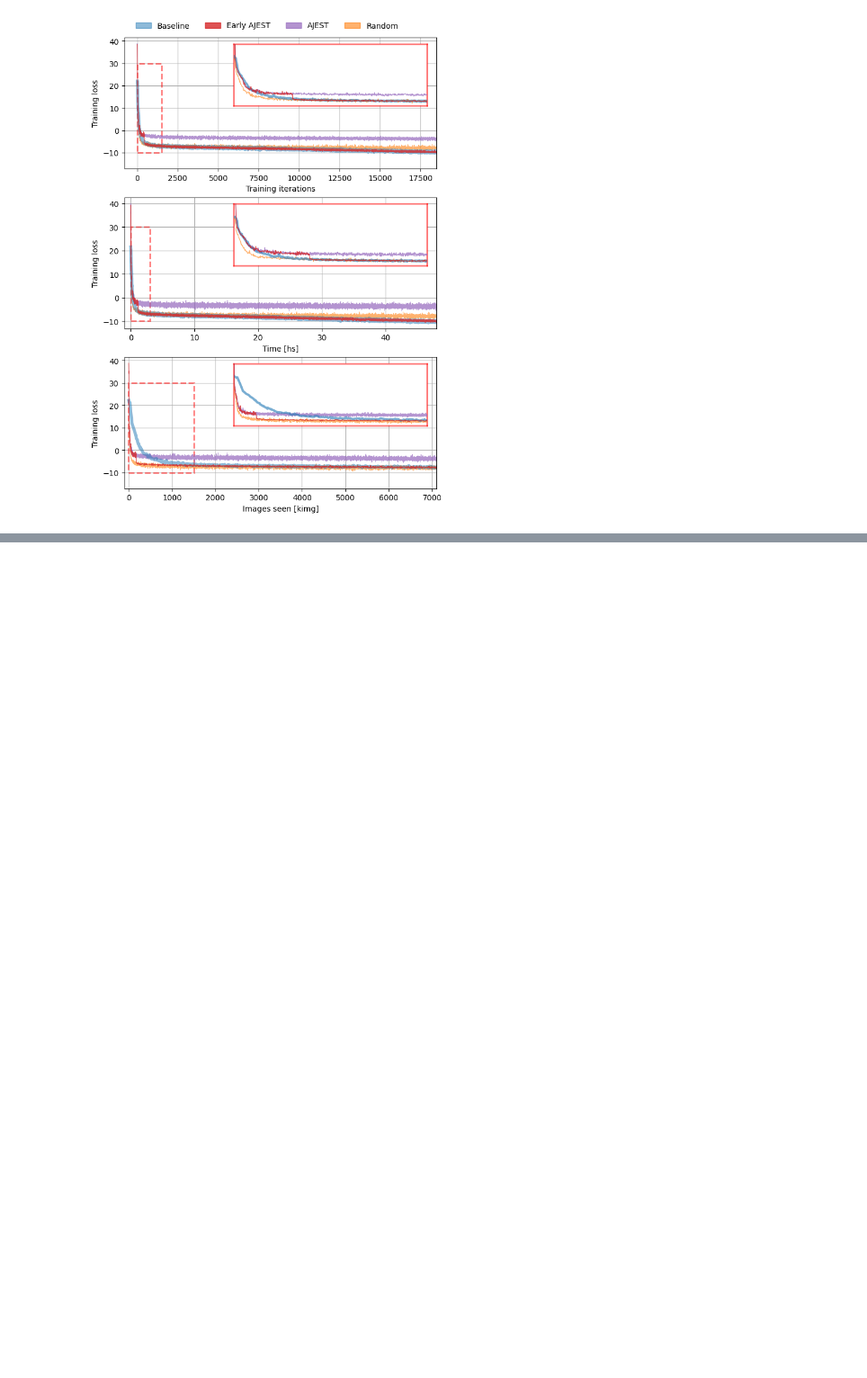
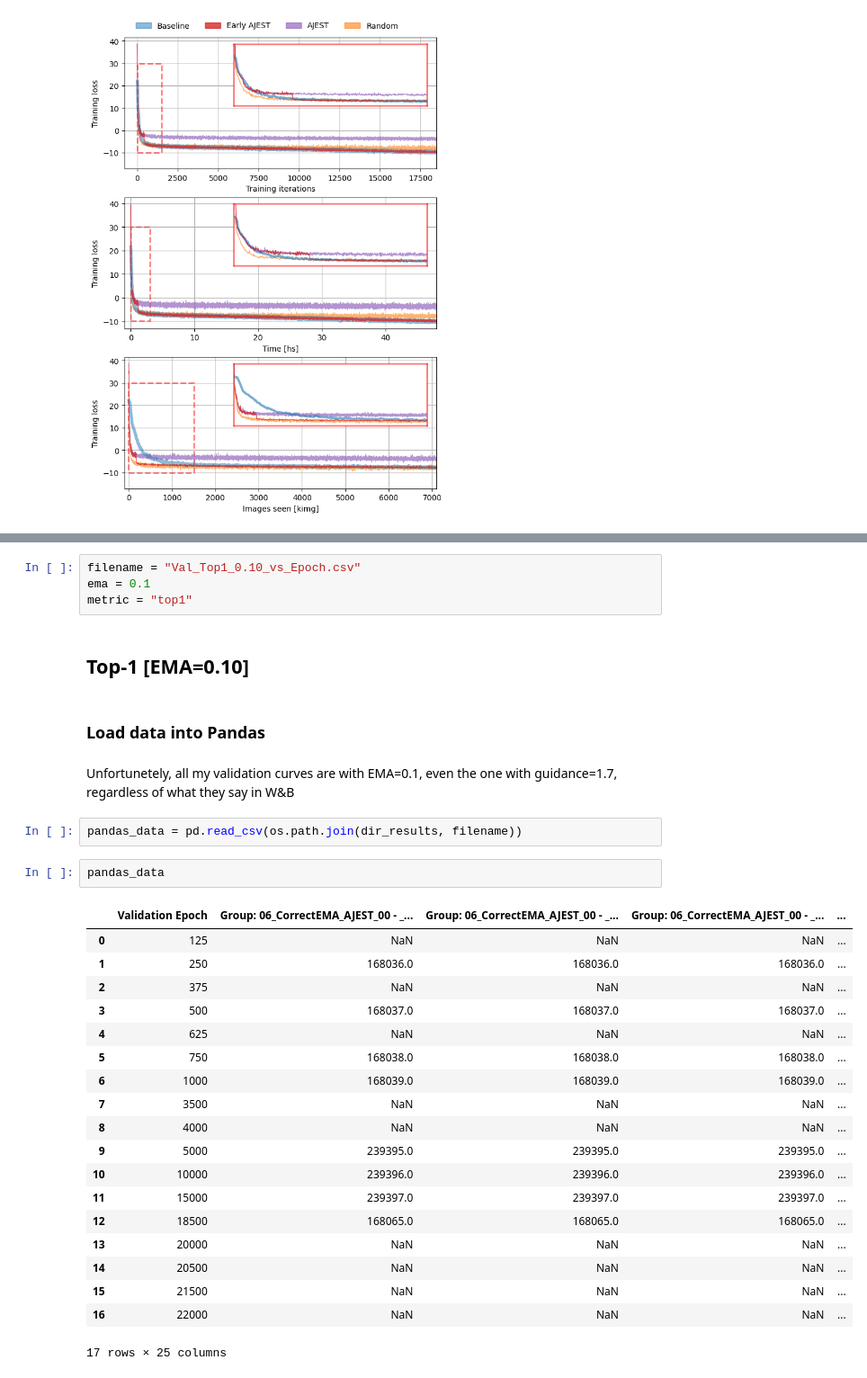
Before and after one commit to 0xInfty/Autoguided, a Jupyter notebook: Images/analysis/LossCurves.ipynb, the cells around one changed output, grey strips where cells are left out. Shown at 90% size. Saved outputs shown, nothing was run; the diff lists cells and outputs as text; blank space fills up the shorter version.

```diff
--- a/Images/analysis/LossCurves.ipynb
+++ b/Images/analysis/LossCurves.ipynb
@@ -327,0 +444,34 @@ array([6.4, 4.8])
+# %%
+filename = "Val_Top1_0.10_vs_Epoch.csv"
+ema = 0.1
+metric = "top1"
+# %% [markdown]
+## Top-1 [EMA=0.10]
+# %% [markdown]
+### Load data into Pandas
+# %% [markdown]
+Unfortunetely, all my validation curves are with EMA=0.1, even the one with guidance=1.7, regardless of what they say in W&B
+# %%
+pandas_data = pd.read_csv(os.path.join(dir_results, filename))
+# %%
+pandas_data
+# %% [output]
+|  | Validation Epoch | Group: 06_CorrectEMA_AJEST_00 - _... | Group: 06_CorrectEMA_AJEST_00 - _... | Group: 06_CorrectEMA_AJEST_00 - _... | ... |
+| 0 | 125 | NaN | NaN | NaN | ... |
+| 1 | 250 | 168036.0 | 168036.0 | 168036.0 | ... |
+| 2 | 375 | NaN | NaN | NaN | ... |
+| 3 | 500 | 168037.0 | 168037.0 | 168037.0 | ... |
+| 4 | 625 | NaN | NaN | NaN | ... |
+| 5 | 750 | 168038.0 | 168038.0 | 168038.0 | ... |
+| 6 | 1000 | 168039.0 | 168039.0 | 168039.0 | ... |
+| 7 | 3500 | NaN | NaN | NaN | ... |
+| 8 | 4000 | NaN | NaN | NaN | ... |
+| 9 | 5000 | 239395.0 | 239395.0 | 239395.0 | ... |
+| 10 | 10000 | 239396.0 | 239396.0 | 239396.0 | ... |
+| 11 | 15000 | 239397.0 | 239397.0 | 239397.0 | ... |
+| 12 | 18500 | 168065.0 | 168065.0 | 168065.0 | ... |
+| 13 | 20000 | NaN | NaN | NaN | ... |
+| 14 | 20500 | NaN | NaN | NaN | ... |
+| 15 | 21500 | NaN | NaN | NaN | ... |
+| 16 | 22000 | NaN | NaN | NaN | ... |
+17 rows × 25 columns
```
Also changed, not shown: parts of 33 cells of this notebook.
